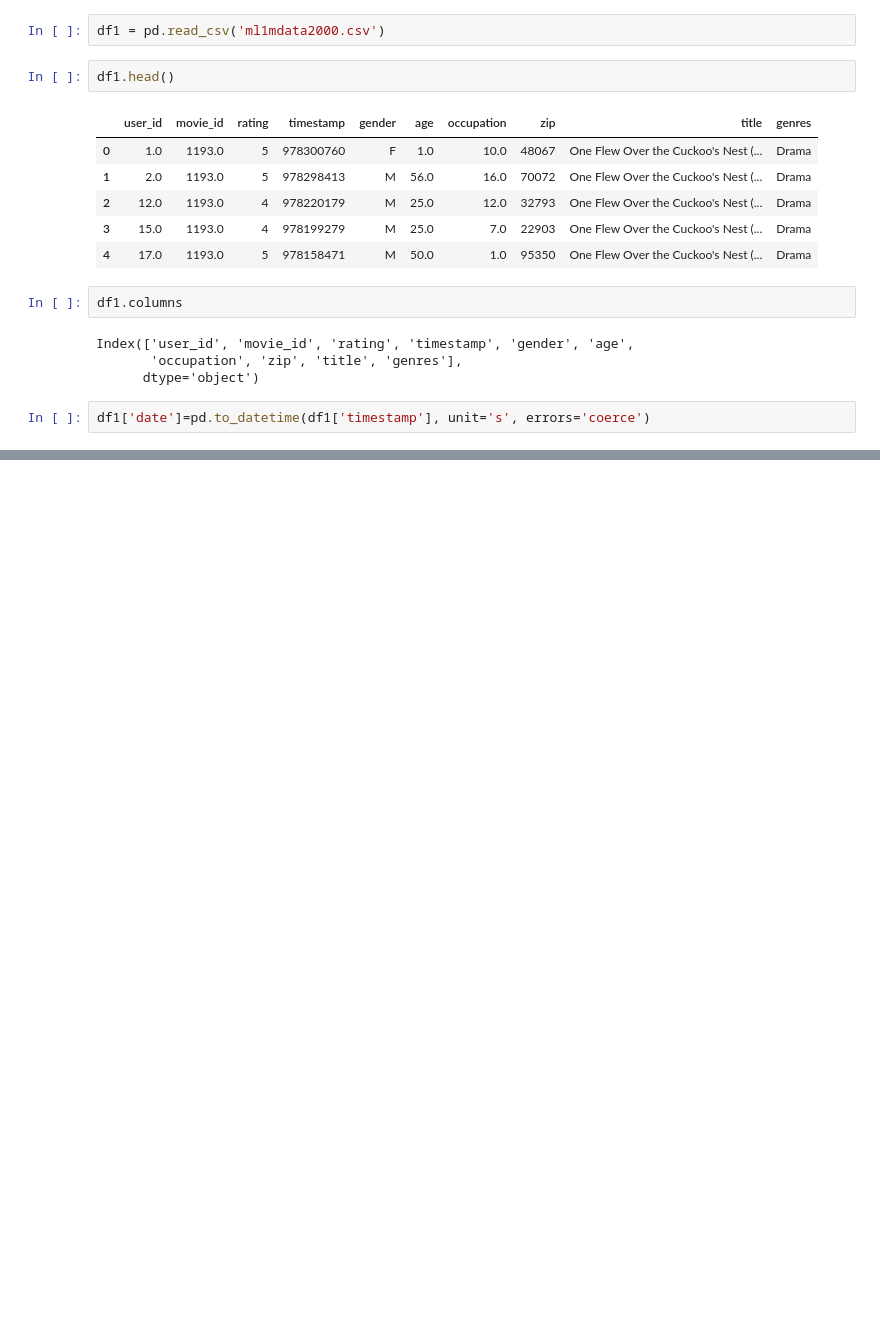
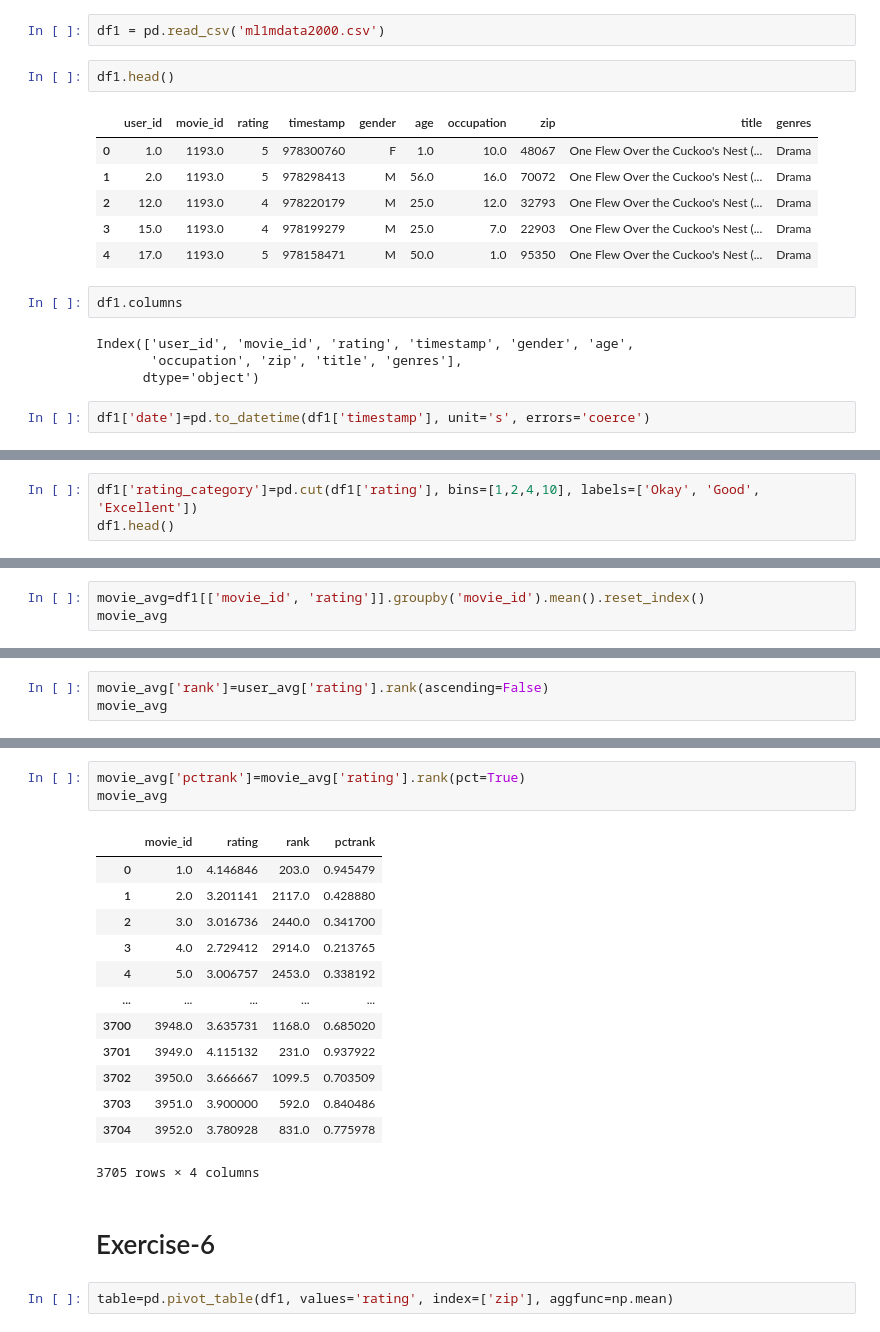
Before and after one commit to bdr5349/Bmis-2542, a Jupyter notebook: Session 3/Session3_Exercises.ipynb, the cells around one changed output, grey strips where cells are left out. Saved outputs shown, nothing was run; the diff lists cells and outputs as text; blank space fills up the shorter version.

```diff
--- a/Session 3/Session3_Exercises.ipynb
+++ b/Session 3/Session3_Exercises.ipynb
@@ -77,0 +169,3 @@ df1['month'].between(9, 12, inclusive=True).shape[0]
+# %%
+df1['rating_category']=pd.cut(df1['rating'], bins=[1,2,4,10], labels=['Okay', 'Good', 'Excellent'])
+df1.head()
@@ -77,0 +181,3 @@ df1['month'].between(9, 12, inclusive=True).shape[0]
+# %%
+movie_avg=df1[['movie_id', 'rating']].groupby('movie_id').mean().reset_index()
+movie_avg
@@ -77,0 +214,3 @@ df1['month'].between(9, 12, inclusive=True).shape[0]
+# %%
+movie_avg['rank']=user_avg['rating'].rank(ascending=False)
+movie_avg
@@ -77,0 +231,21 @@ df1['month'].between(9, 12, inclusive=True).shape[0]
+# %%
+movie_avg['pctrank']=movie_avg['rating'].rank(pct=True)
+movie_avg
+# %% [output]
+|  | movie_id | rating | rank | pctrank |
+| 0 | 1.0 | 4.146846 | 203.0 | 0.945479 |
+| 1 | 2.0 | 3.201141 | 2117.0 | 0.428880 |
+| 2 | 3.0 | 3.016736 | 2440.0 | 0.341700 |
+| 3 | 4.0 | 2.729412 | 2914.0 | 0.213765 |
+| 4 | 5.0 | 3.006757 | 2453.0 | 0.338192 |
+| ... | ... | ... | ... | ... |
+| 3700 | 3948.0 | 3.635731 | 1168.0 | 0.685020 |
+| 3701 | 3949.0 | 4.115132 | 231.0 | 0.937922 |
+| 3702 | 3950.0 | 3.666667 | 1099.5 | 0.703509 |
+| 3703 | 3951.0 | 3.900000 | 592.0 | 0.840486 |
+| 3704 | 3952.0 | 3.780928 | 831.0 | 0.775978 |
+3705 rows × 4 columns
+# %% [markdown]
+# Exercise-6
+# %%
+table=pd.pivot_table(df1, values='rating', index=['zip'], aggfunc=np.mean)
```
Also changed, not shown: parts of 23 cells of this notebook, 4 other files.
